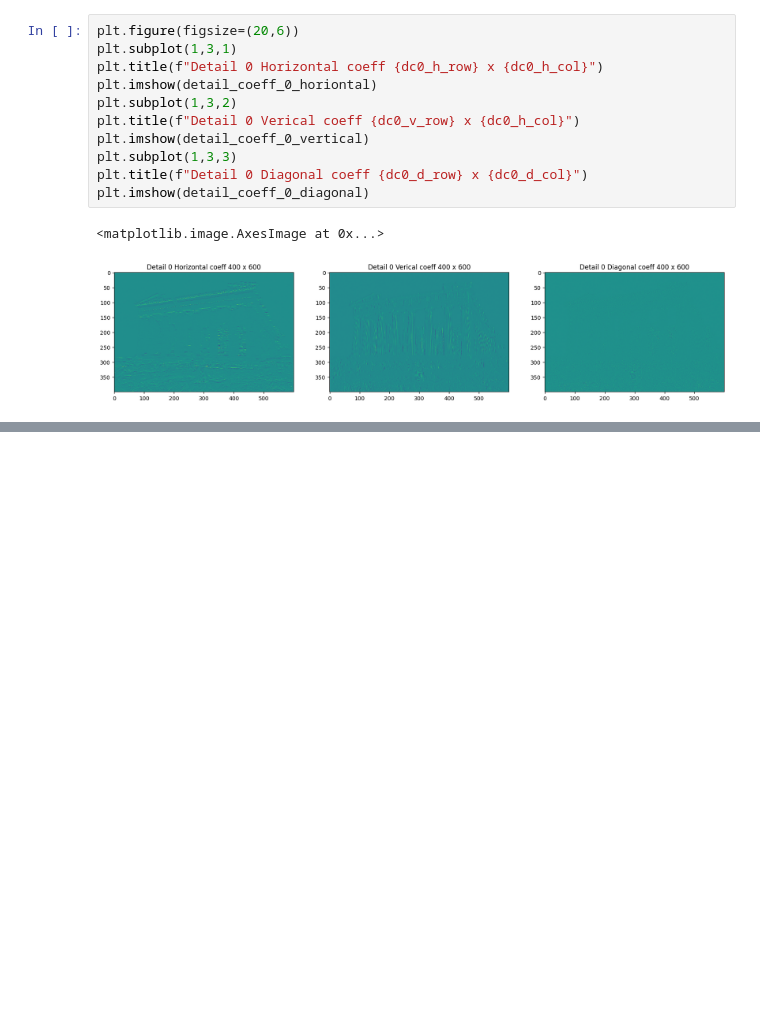
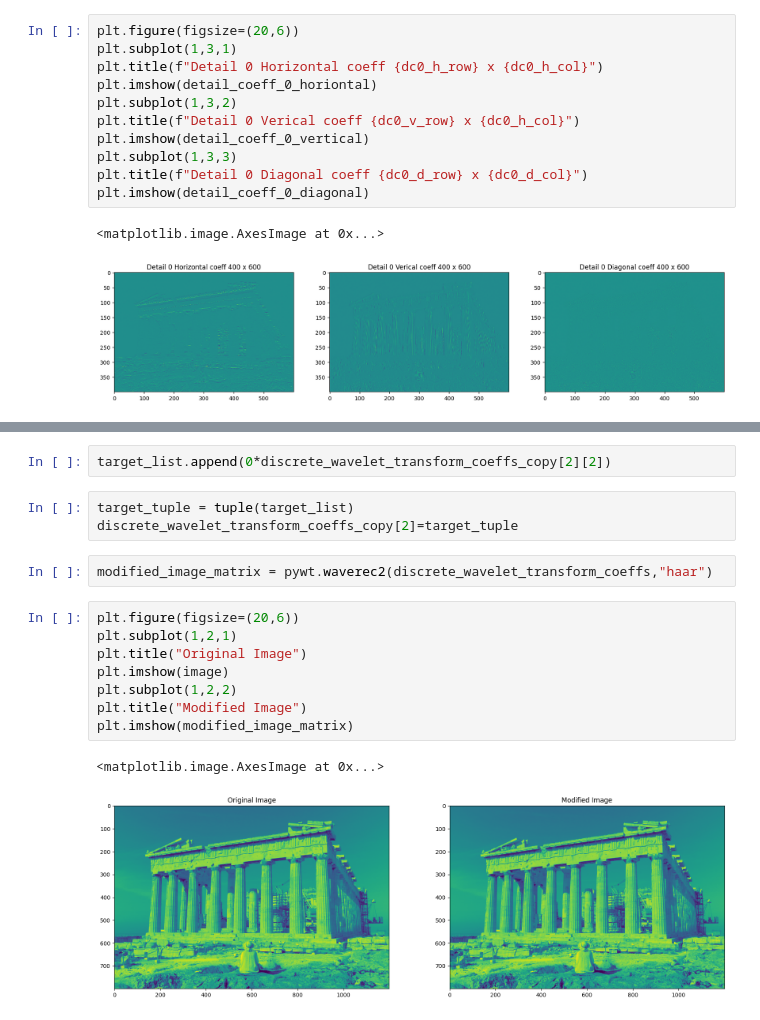
Before and after one commit to Alton1998/University-Notes, a Jupyter notebook: Question_7_Assignment_4.ipynb, the cells around one changed output, grey strips where cells are left out. Cells and saved outputs as stored; diff of their text form; blank space fills up the shorter version.

```diff
--- a/Question_7_Assignment_4.ipynb
+++ b/Question_7_Assignment_4.ipynb
@@ -77,0 +156,18 @@ plt.imshow(detail_coeff_0_diagonal)
+# %%
+target_list.append(0*discrete_wavelet_transform_coeffs_copy[2][2])
+# %%
+target_tuple = tuple(target_list)
+discrete_wavelet_transform_coeffs_copy[2]=target_tuple
+# %%
+modified_image_matrix = pywt.waverec2(discrete_wavelet_transform_coeffs,"haar")
+# %%
+plt.figure(figsize=(20,6))
+plt.subplot(1,2,1)
+plt.title("Original Image")
+plt.imshow(image)
+plt.subplot(1,2,2)
+plt.title("Modified Image")
+plt.imshow(modified_image_matrix)
+# %% [output]
+<matplotlib.image.AxesImage at 0x...>
+[figure, added]
```
Also changed, not shown: parts of 28 cells of this notebook.
